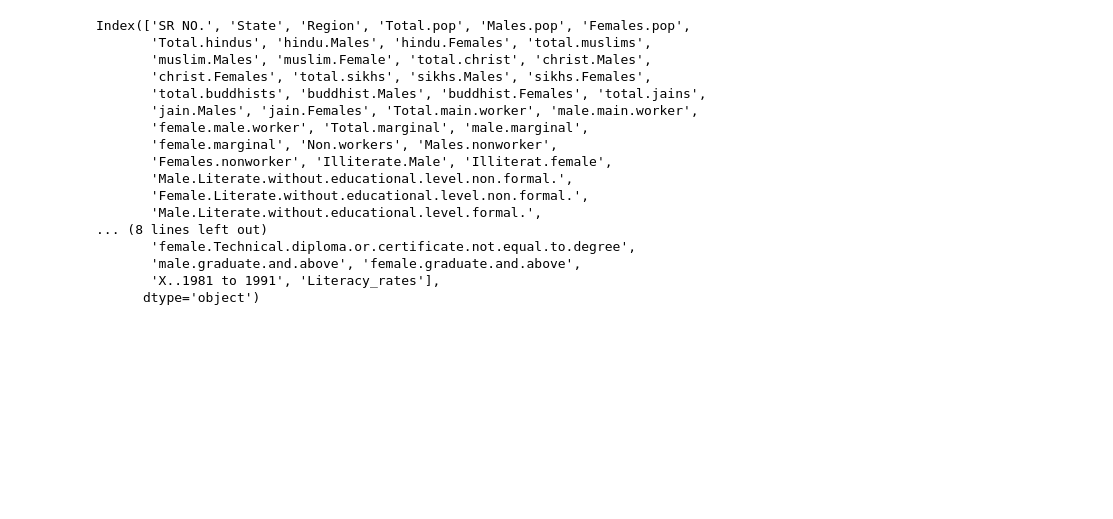
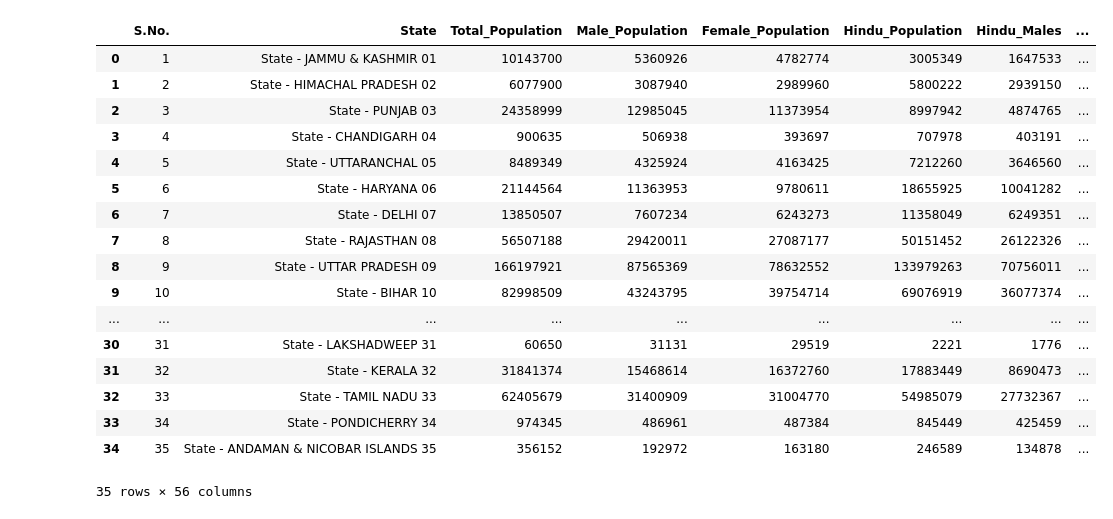
Before and after one commit to Shubham18024/Census_Analysis, a Jupyter notebook: Stutyay/L0101.ipynb, the cells around one changed output. Drawn from its saved outputs; the diff is of its cells as text; code cells hidden in the pictures; blank space fills up the shorter version.

```diff
--- a/Stutyay/L0101.ipynb
+++ b/Stutyay/L0101.ipynb
@@ -5,26 +5,27 @@ import seaborn as sns
 # %%
 census_1991 = pd.read_csv(r"C:\Users\stuti\OneDrive\Desktop\temp_1\1991_Census.csv")
 census_2001 = pd.read_csv(r"C:\Users\stuti\OneDrive\Desktop\temp_1\2001_Census.csv")
 census_2011 = pd.read_csv(r"C:\Users\stuti\OneDrive\Desktop\temp_1\2011_Census.csv")
-census_1991.columns
+census_2001
 # %% [output]
+|  | S.No. | State | Total_Population | Male_Population | Female_Population | Hindu_Population | Hindu_Males | ... |
+| 0 | 1 | State - JAMMU & KASHMIR 01 | 10143700 | 5360926 | 4782774 | 3005349 | 1647533 | ... |
+| 1 | 2 | State - HIMACHAL PRADESH 02 | 6077900 | 3087940 | 2989960 | 5800222 | 2939150 | ... |
+| 2 | 3 | State - PUNJAB 03 | 24358999 | 12985045 | 11373954 | 8997942 | 4874765 | ... |
+| 3 | 4 | State - CHANDIGARH 04 | 900635 | 506938 | 393697 | 707978 | 403191 | ... |
+| 4 | 5 | State - UTTARANCHAL 05 | 8489349 | 4325924 | 4163425 | 7212260 | 3646560 | ... |
+| 5 | 6 | State - HARYANA 06 | 21144564 | 11363953 | 9780611 | 18655925 | 10041282 | ... |
+| 6 | 7 | State - DELHI 07 | 13850507 | 7607234 | 6243273 | 11358049 | 6249351 | ... |
+| 7 | 8 | State - RAJASTHAN 08 | 56507188 | 29420011 | 27087177 | 50151452 | 26122326 | ... |
+| 8 | 9 | State - UTTAR PRADESH 09 | 166197921 | 87565369 | 78632552 | 133979263 | 70756011 | ... |
+| 9 | 10 | State - BIHAR 10 | 82998509 | 43243795 | 39754714 | 69076919 | 36077374 | ... |
+| ... | ... | ... | ... | ... | ... | ... | ... | ... |
+| 30 | 31 | State - LAKSHADWEEP 31 | 60650 | 31131 | 29519 | 2221 | 1776 | ... |
+| 31 | 32 | State - KERALA 32 | 31841374 | 15468614 | 16372760 | 17883449 | 8690473 | ... |
+| 32 | 33 | State - TAMIL NADU 33 | 62405679 | 31400909 | 31004770 | 54985079 | 27732367 | ... |
+| 33 | 34 | State - PONDICHERRY 34 | 974345 | 486961 | 487384 | 845449 | 425459 | ... |
+| 34 | 35 | State - ANDAMAN & NICOBAR ISLANDS 35 | 356152 | 192972 | 163180 | 246589 | 134878 | ... |
-Index(['SR NO.', 'State', 'Region', 'Total.pop', 'Males.pop', 'Females.pop',
-       'Total.hindus', 'hindu.Males', 'hindu.Females', 'total.muslims',
-       'muslim.Males', 'muslim.Female', 'total.christ', 'christ.Males',
-       'christ.Females', 'total.sikhs', 'sikhs.Males', 'sikhs.Females',
-       'total.buddhists', 'buddhist.Males', 'buddhist.Females', 'total.jains',
-       'jain.Males', 'jain.Females', 'Total.main.worker', 'male.main.worker',
-       'female.male.worker', 'Total.marginal', 'male.marginal',
-       'female.marginal', 'Non.workers', 'Males.nonworker',
-       'Females.nonworker', 'Illiterate.Male', 'Illiterat.female',
-       'Male.Literate.without.educational.level.non.formal.',
-       'Female.Literate.without.educational.level.non.formal.',
-       'Male.Literate.without.educational.level.formal.',
-... (8 lines left out)
-       'female.Technical.diploma.or.certificate.not.equal.to.degree',
-       'male.graduate.and.above', 'female.graduate.and.above',
-       'X..1981 to 1991', 'Literacy_rates'],
-      dtype='object')
+35 rows × 56 columns
 # %%
 columns_needed = ["LiteracyRate" , "GrowthRate"]
 census_1991 = census_1991[columns_needed]
```
Also changed, not shown: parts of 3 cells of this notebook.
